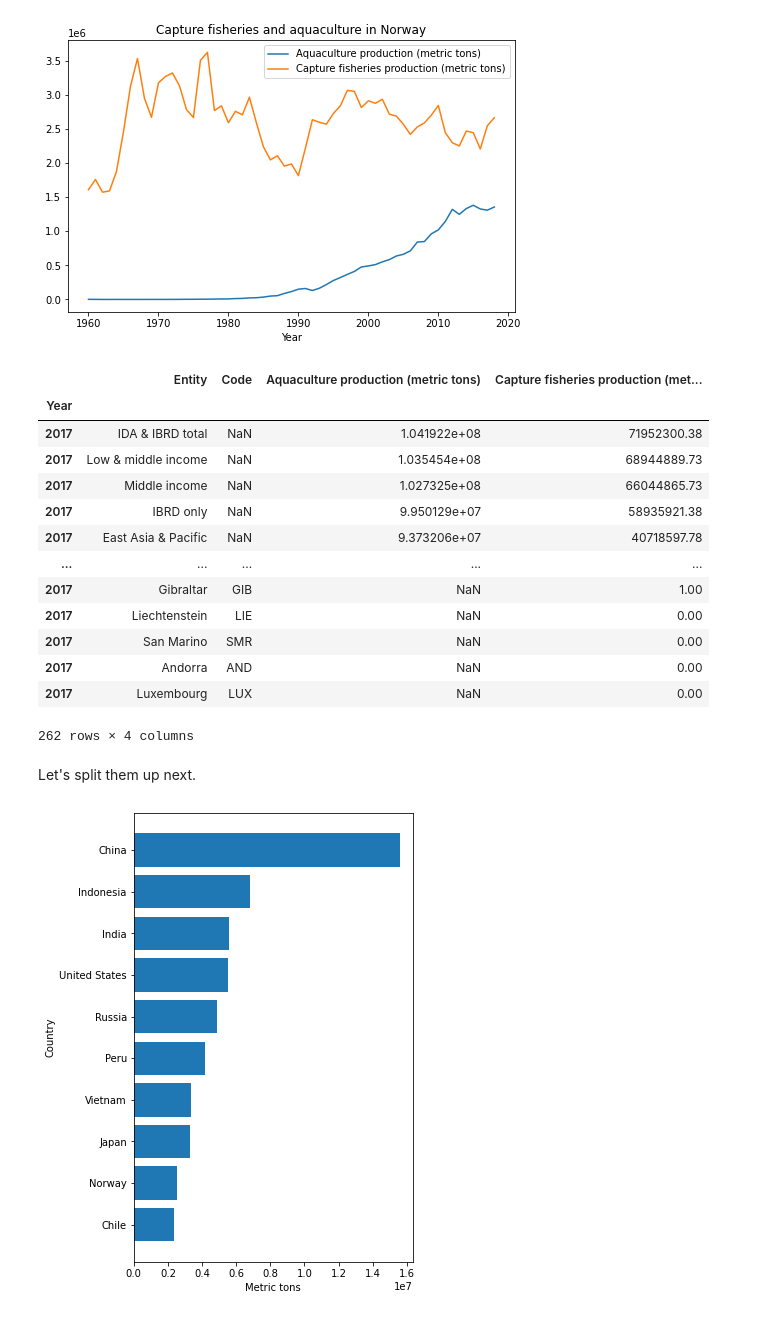
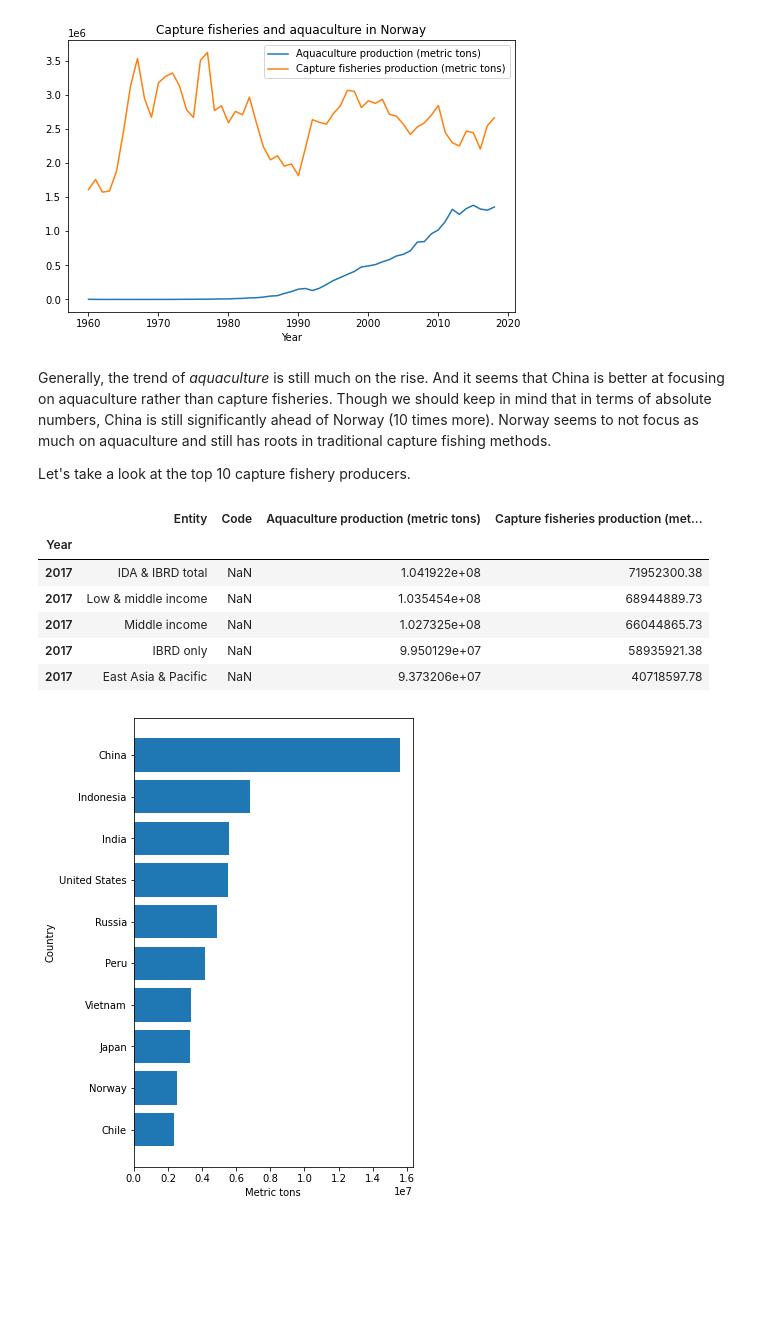
Before and after one commit to simonmoesorensen/socialdata-overfishing, a Jupyter notebook: explainer-notebook.ipynb, the cells around one changed output. Saved outputs shown, nothing was run; the diff lists cells and outputs as text; code cells hidden in the pictures; blank space fills up the shorter version.

```diff
--- a/explainer-notebook.ipynb
+++ b/explainer-notebook.ipynb
@@ -1085,27 +1089,22 @@ fish_prod.query('Entity == "Norway"').plot(figsize=(8, 5), title='Capture fisher
 # %% [output]
 <AxesSubplot:title={'center':'Capture fisheries and aquaculture in Norway'}, xlabel='Year'>
 [figure]
+# %% [markdown]
+Generally, the trend of _aquaculture_ is still much on the rise. And it seems that China is better at focusing on aquaculture rather than capture fisheries. Though we should keep in mind that in terms of absolute numbers, China is still significantly ahead of Norway (10 times more). Norway seems to not focus as much on aquaculture and still has roots in traditional capture fishing methods.
+
+Let's take a look at the top 10 capture fishery producers.
 # %%
 fish_prod_lastyear = fish_prod.query('Year == 2017')
 fish_prod_lastyear = fish_prod_lastyear.sort_values("Capture fisheries production (metric tons)", axis=0, ascending=False)
-fish_prod_lastyear
+fish_prod_lastyear.head()
 # %% [output]
 |  | Entity | Code | Aquaculture production (metric tons) | Capture fisheries production (met... |
 | Year |  |  |  |  |
 | 2017 | IDA & IBRD total | NaN | 1.041922e+08 | 71952300.38 |
 | 2017 | Low & middle income | NaN | 1.035454e+08 | 68944889.73 |
 | 2017 | Middle income | NaN | 1.027325e+08 | 66044865.73 |
 | 2017 | IBRD only | NaN | 9.950129e+07 | 58935921.38 |
 | 2017 | East Asia & Pacific | NaN | 9.373206e+07 | 40718597.78 |
-| ... | ... | ... | ... | ... |
-| 2017 | Gibraltar | GIB | NaN | 1.00 |
-| 2017 | Liechtenstein | LIE | NaN | 0.00 |
-| 2017 | San Marino | SMR | NaN | 0.00 |
-| 2017 | Andorra | AND | NaN | 0.00 |
-| 2017 | Luxembourg | LUX | NaN | 0.00 |
-262 rows × 4 columns
-# %% [markdown]
- Let's split them up next.
 # %%
 fish_prod_lastyear_country = fish_prod_lastyear.loc[fish_prod_lastyear["Code"].notnull()]
 fish_prod_lastyear_other = fish_prod_lastyear.loc[fish_prod_lastyear["Code"].isnull()]
```
Also changed, not shown: parts of 26 cells of this notebook.
